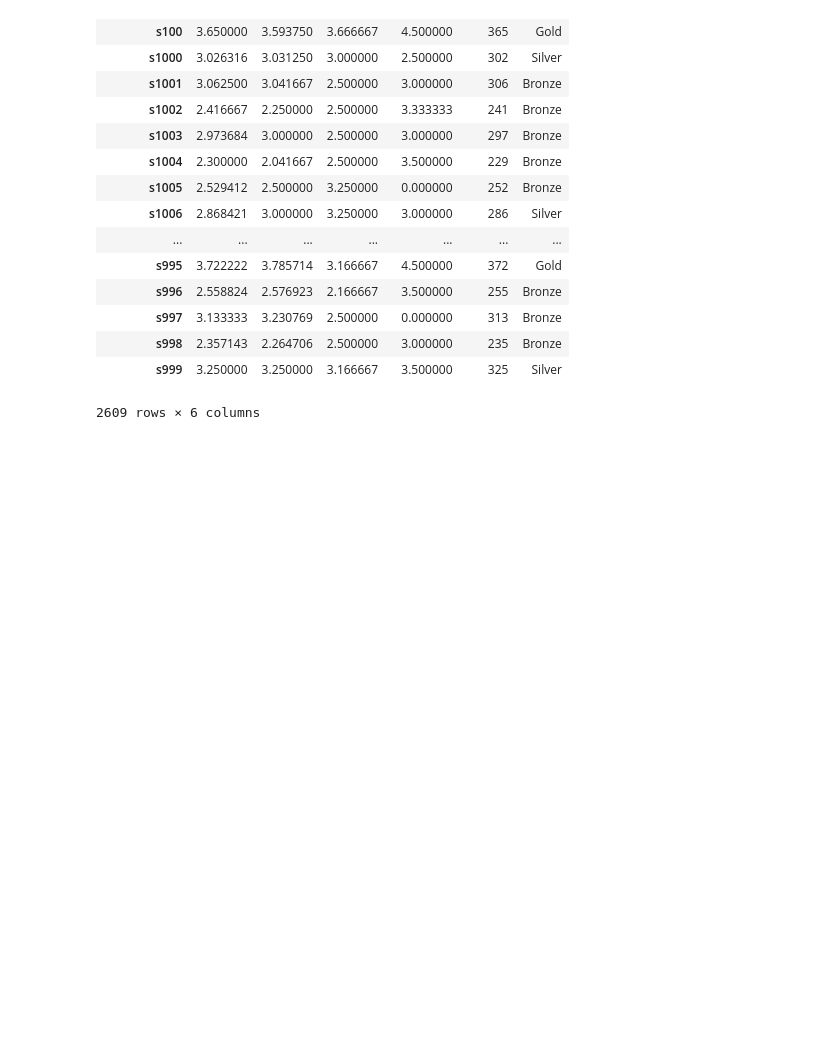
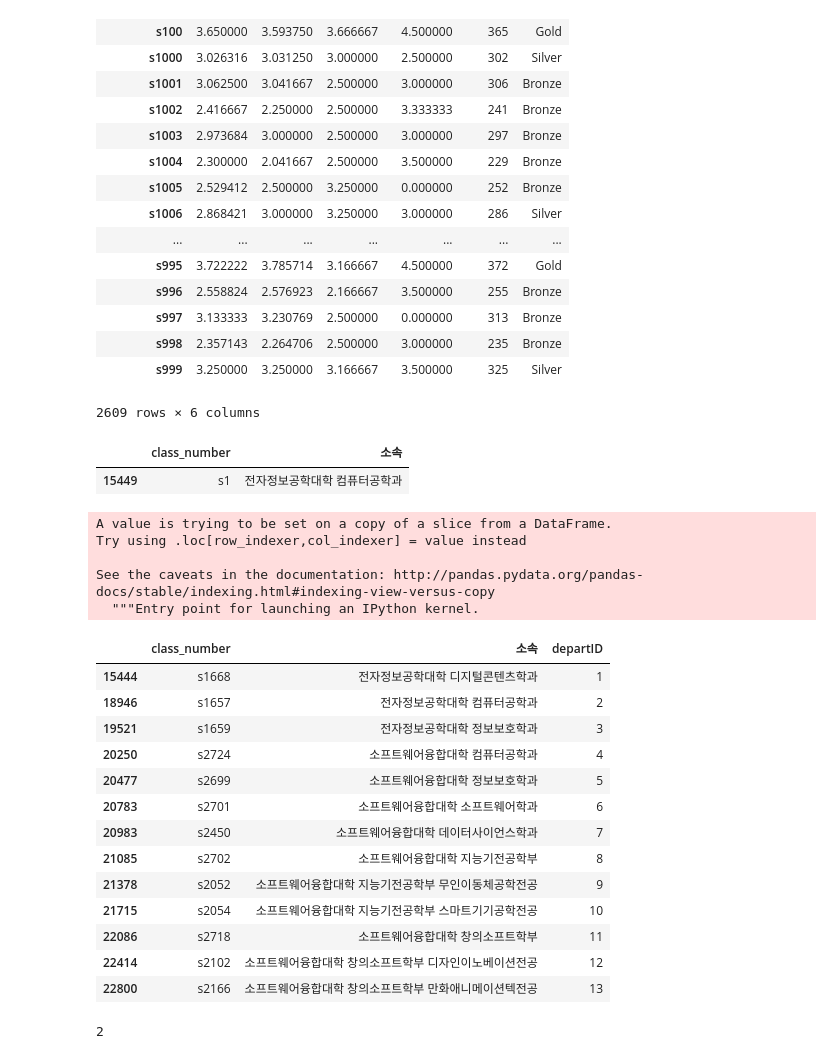
Before and after one commit to kms1837/capstone_4, a Jupyter notebook: Machine Learning/Machine Learning.ipynb, the cells around one changed output. Cells and saved outputs as stored; diff of their text form; code cells hidden in the pictures; blank space fills up the shorter version.

```diff
--- a/Machine Learning/Machine Learning.ipynb
+++ b/Machine Learning/Machine Learning.ipynb
@@ -489,3 +489,5 @@ df_1
 2609 rows × 6 columns
 # %%
 df_1.to_csv(r"C:\Users\User\Desktop\수업자료\4학년 1학기\캡스톤디자인\등급분류완료.csv", header = True, index = True)
+# %%
+a = df[['class_number', '소속']]
@@ -491,0 +496,43 @@ df_1.to_csv(r"C:\Users\User\Desktop\수업자료\4학년 1학기\캡스톤디자
+# %%
+class_number[class_number['class_number']=='s1']
+# %% [output]
+|  | class_number | 소속 |
+| 15449 | s1 | 전자정보공학대학 컴퓨터공학과 |
+# %%
+depart = a.drop_duplicates(['소속'], keep='last')
+# %%
+depart["departID"] = depart["소속"].apply(lambda x: 1 if x == '전자정보공학대학 디지털콘텐츠학과' else 2 if x ==  '전자정보공학대학 컴퓨터공학과'
+                                    else 3 if x == '전자정보공학대학 정보보호학과'
+                                    else 4 if x == '소프트웨어융합대학 컴퓨터공학과'
+                                    else 5 if x == "소프트웨어융합대학 정보보호학과"
+                                    else 6 if x == '소프트웨어융합대학 소프트웨어학과'
+                                    else 7 if x == '소프트웨어융합대학 데이터사이언스학과'
+                                    else 8 if x == '소프트웨어융합대학 지능기전공학부'
+                                    else 9 if x == '소프트웨어융합대학 지능기전공학부 무인이동체공학전공'
+                                    else 10 if x == '소프트웨어융합대학 지능기전공학부 스마트기기공학전공'
+                                    else 11 if x == '소프트웨어융합대학 창의소프트학부'
+                                    else 12 if x == '소프트웨어융합대학 창의소프트학부 디자인이노베이션전공'
+                                    else 13)
+# %% [output]
+A value is trying to be set on a copy of a slice from a DataFrame.
+Try using .loc[row_indexer,col_indexer] = value instead
+
+See the caveats in the documentation: http://pandas.pydata.org/pandas-docs/stable/indexing.html#indexing-view-versus-copy
+  """Entry point for launching an IPython kernel.
+# %%
+depart
+# %% [output]
+|  | class_number | 소속 | departID |
+| 15444 | s1668 | 전자정보공학대학 디지털콘텐츠학과 | 1 |
+| 18946 | s1657 | 전자정보공학대학 컴퓨터공학과 | 2 |
+| 19521 | s1659 | 전자정보공학대학 정보보호학과 | 3 |
+| 20250 | s2724 | 소프트웨어융합대학 컴퓨터공학과 | 4 |
+| 20477 | s2699 | 소프트웨어융합대학 정보보호학과 | 5 |
+| 20783 | s2701 | 소프트웨어융합대학 소프트웨어학과 | 6 |
+| 20983 | s2450 | 소프트웨어융합대학 데이터사이언스학과 | 7 |
+| 21085 | s2702 | 소프트웨어융합대학 지능기전공학부 | 8 |
+| 21378 | s2052 | 소프트웨어융합대학 지능기전공학부 무인이동체공학전공 | 9 |
+| 21715 | s2054 | 소프트웨어융합대학 지능기전공학부 스마트기기공학전공 | 10 |
+| 22086 | s2718 | 소프트웨어융합대학 창의소프트학부 | 11 |
+| 22414 | s2102 | 소프트웨어융합대학 창의소프트학부 디자인이노베이션전공 | 12 |
+| 22800 | s2166 | 소프트웨어융합대학 창의소프트학부 만화애니메이션텍전공 | 13 |
@@ -491,0 +580,4 @@ df_1.to_csv(r"C:\Users\User\Desktop\수업자료\4학년 1학기\캡스톤디자
+# %%
+a
+# %% [output]
+2
```
Also changed, not shown: parts of 21 cells of this notebook, 6 other files.
